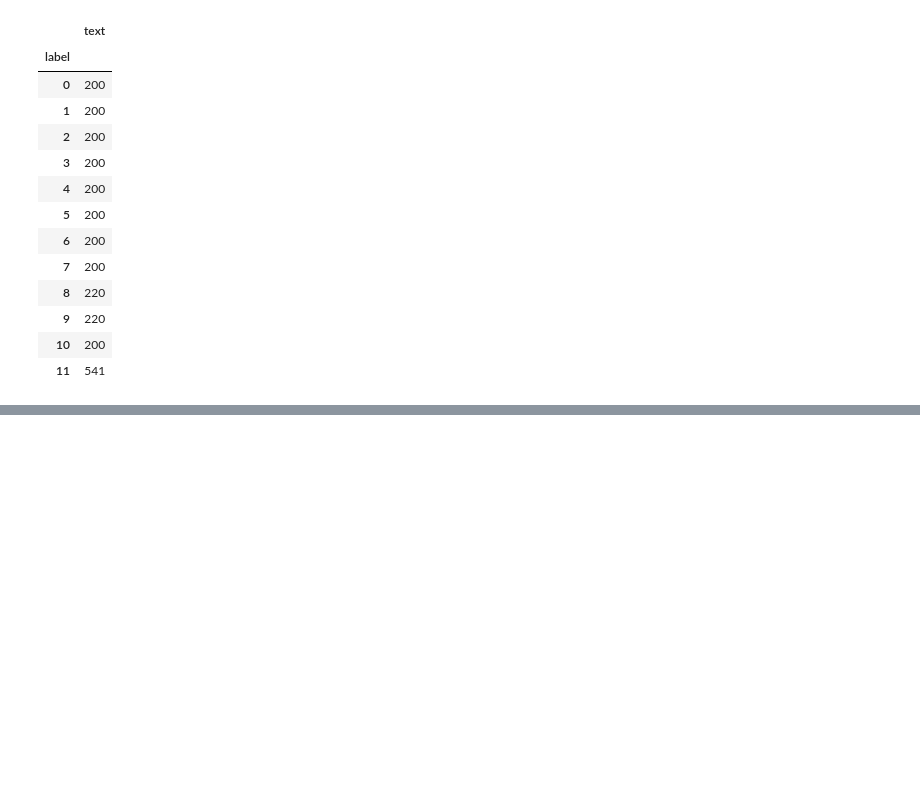
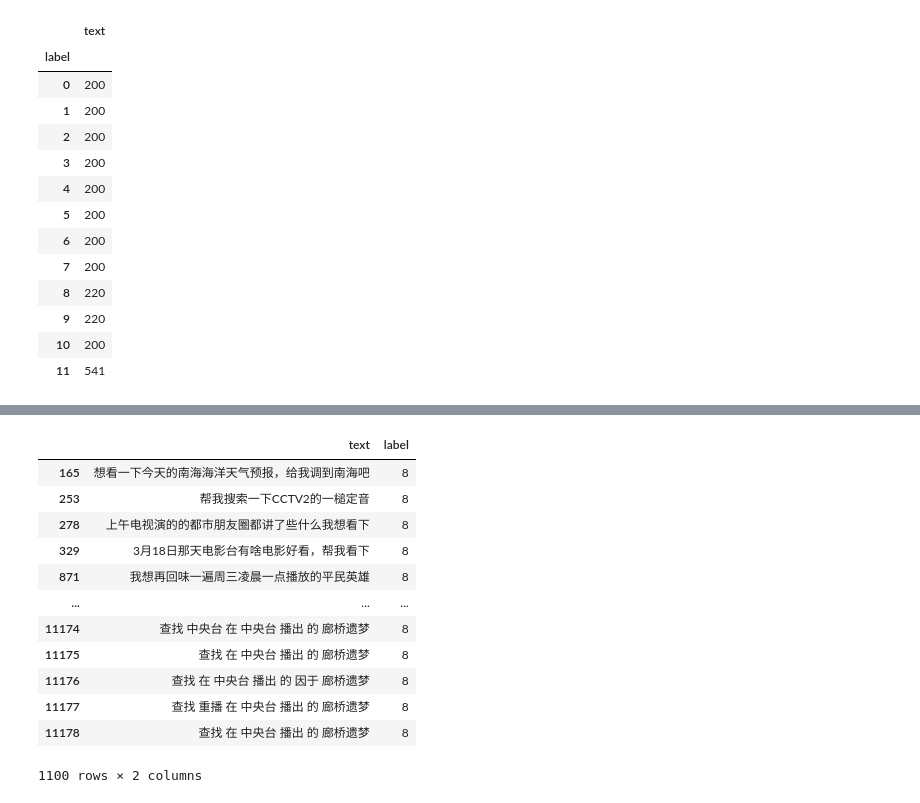
Before and after one commit to EeyoreLee/EarleeNLP, a Jupyter notebook: notebook/data_format.py.ipynb, the cells around one changed output, grey strips where cells are left out. Cells and saved outputs as stored; diff of their text form; code cells hidden in the pictures; blank space fills up the shorter version.

```diff
--- a/notebook/data_format.py.ipynb
+++ b/notebook/data_format.py.ipynb
@@ -581,0 +592,18 @@ len(x)
+# %%
+df_8_9 = pd.read_pickle('/root/EarleeNLP/data/datafountain/df_few_shot_aug.pkl')
+df_8 = df_8_9.loc[df_8_9['label']==8]
+df_8
+# %% [output]
+|  | text | label |
+| 165 | 想看一下今天的南海海洋天气预报，给我调到南海吧 | 8 |
+| 253 | 帮我搜索一下CCTV2的一槌定音 | 8 |
+| 278 | 上午电视演的的都市朋友圈都讲了些什么我想看下 | 8 |
+| 329 | 3月18日那天电影台有啥电影好看，帮我看下 | 8 |
+| 871 | 我想再回味一遍周三凌晨一点播放的平民英雄 | 8 |
+| ... | ... | ... |
+| 11174 | 查找 中央台 在 中央台 播出 的 廊桥遗梦 | 8 |
+| 11175 | 查找 在 中央台 播出 的 廊桥遗梦 | 8 |
+| 11176 | 查找 在 中央台 播出 的 因于 廊桥遗梦 | 8 |
+| 11177 | 查找 重播 在 中央台 播出 的 廊桥遗梦 | 8 |
+| 11178 | 查找 在 中央台 播出 的 廊桥遗梦 | 8 |
+1100 rows × 2 columns
```
Also changed, not shown: parts of 6 cells of this notebook, 7 other files.
